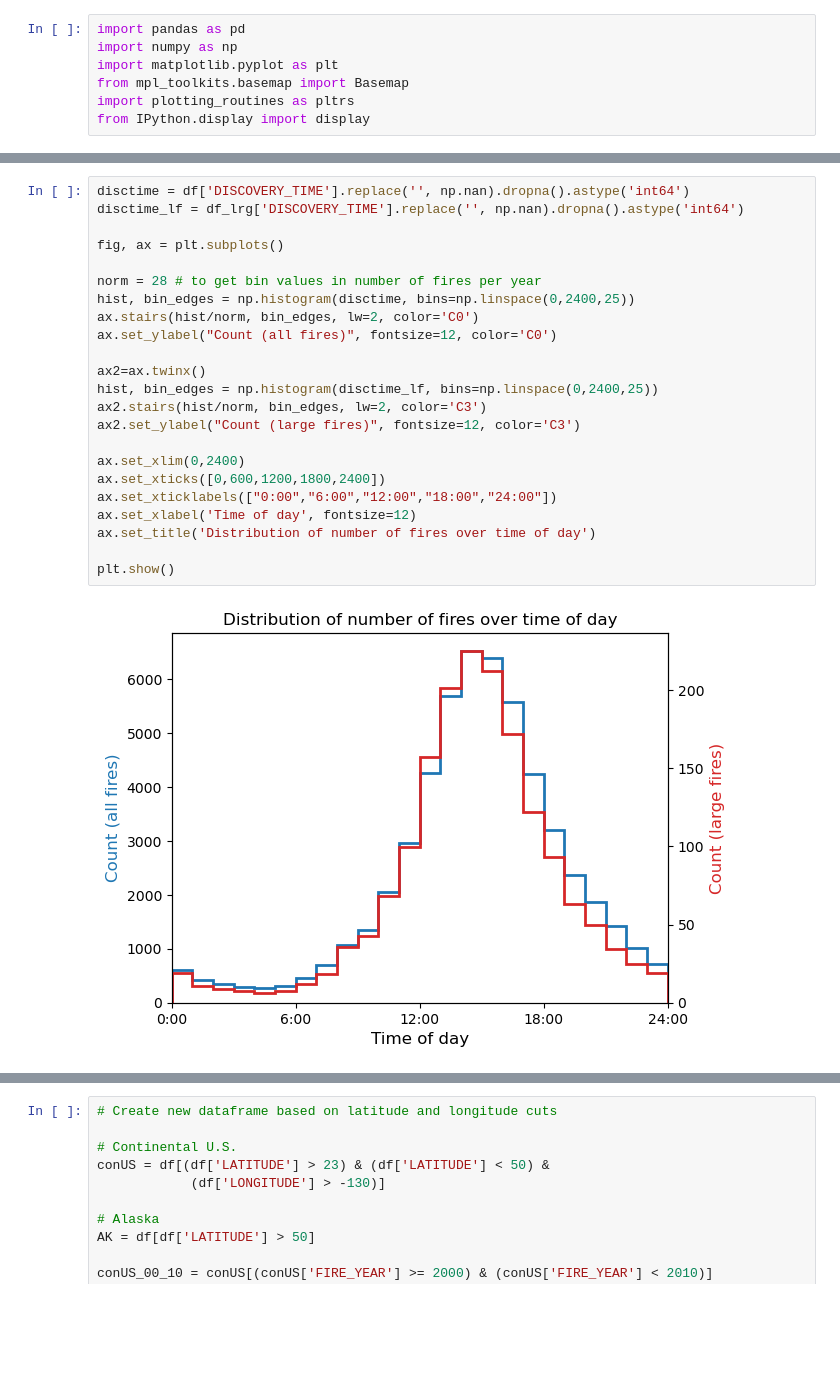
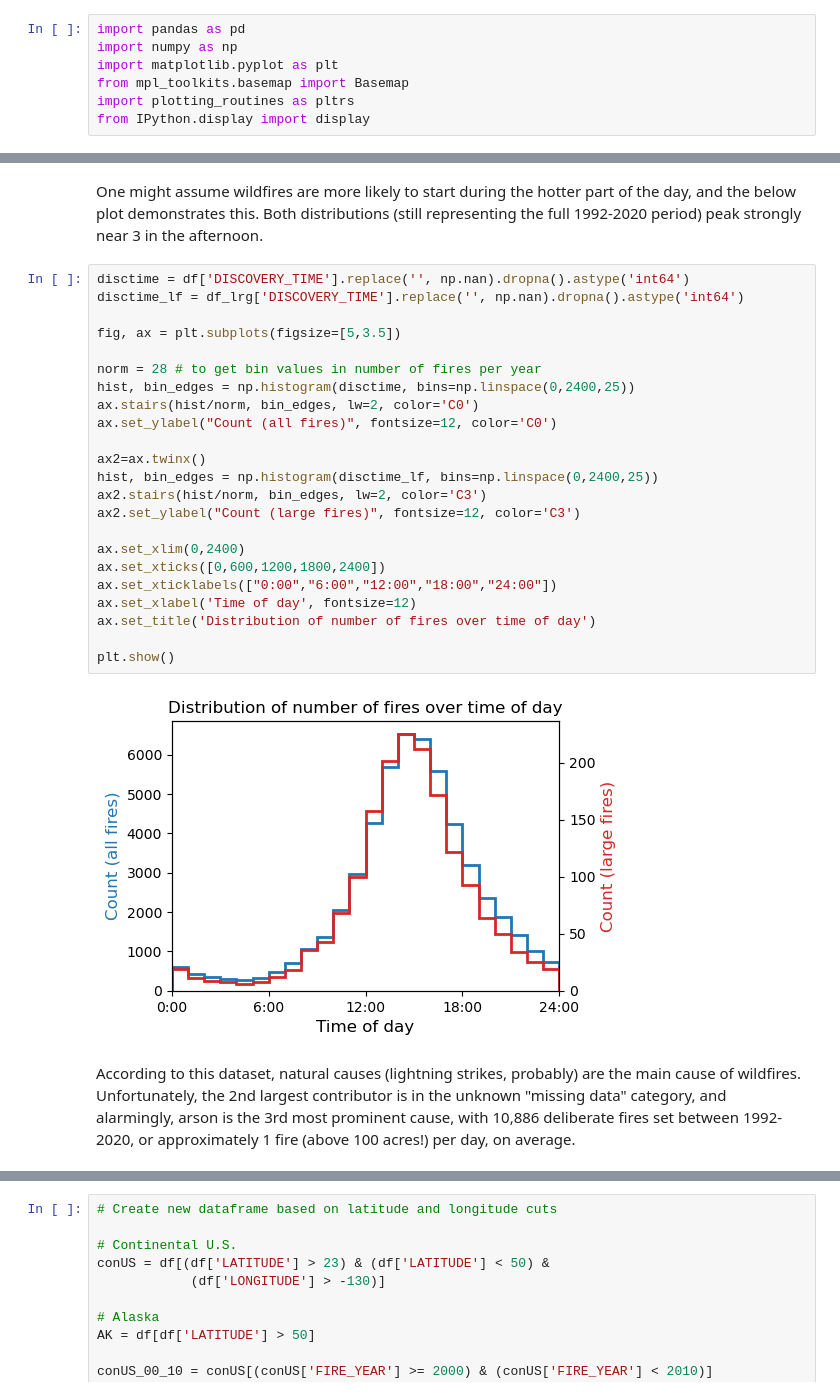
Before and after one commit to rucskajj/Data-Science-Projects, a Jupyter notebook: USWildfires00-20/US_Wildfires_Analysis.ipynb, the cells around one changed output, grey strips where cells are left out. Cells and saved outputs as stored; diff of their text form; blank space fills up the shorter version.

```diff
--- a/USWildfires00-20/US_Wildfires_Analysis.ipynb
+++ b/USWildfires00-20/US_Wildfires_Analysis.ipynb
@@ -79,28 +80,32 @@ plt.show()
+# %% [markdown]
+One might assume wildfires are more likely to start during the hotter part of the day, and the below plot demonstrates this. Both distributions (still representing the full 1992-2020 period) peak strongly near 3 in the afternoon.
 # %%
 disctime = df['DISCOVERY_TIME'].replace('', np.nan).dropna().astype('int64')
 disctime_lf = df_lrg['DISCOVERY_TIME'].replace('', np.nan).dropna().astype('int64')
 
-fig, ax = plt.subplots()
+fig, ax = plt.subplots(figsize=[5,3.5])
 
 norm = 28 # to get bin values in number of fires per year
 hist, bin_edges = np.histogram(disctime, bins=np.linspace(0,2400,25))
 ax.stairs(hist/norm, bin_edges, lw=2, color='C0')
 ax.set_ylabel("Count (all fires)", fontsize=12, color='C0')
 
 ax2=ax.twinx()
 hist, bin_edges = np.histogram(disctime_lf, bins=np.linspace(0,2400,25))
 ax2.stairs(hist/norm, bin_edges, lw=2, color='C3')
 ax2.set_ylabel("Count (large fires)", fontsize=12, color='C3')
 
 ax.set_xlim(0,2400)
 ax.set_xticks([0,600,1200,1800,2400])
 ax.set_xticklabels(["0:00","6:00","12:00","18:00","24:00"])
 ax.set_xlabel('Time of day', fontsize=12)
 ax.set_title('Distribution of number of fires over time of day')
 
 plt.show()
 # %% [output]
-[figure, old version]
+[figure, new version]
+# %% [markdown]
+According to this dataset, natural causes (lightning strikes, probably) are the main cause of wildfires. Unfortunately, the 2nd largest contributor is in the unknown "missing data" category, and alarmingly, arson is the 3rd most prominent cause, with 10,886 deliberate fires set between 1992-2020, or approximately 1 fire (above 100 acres!) per day, on average.
 # %%
 dfcausecounts = df_lrg['NWCG_GENERAL_CAUSE'].value_counts().to_frame()
 
```
Also changed, not shown: parts of 20 cells of this notebook, 1 other file.
